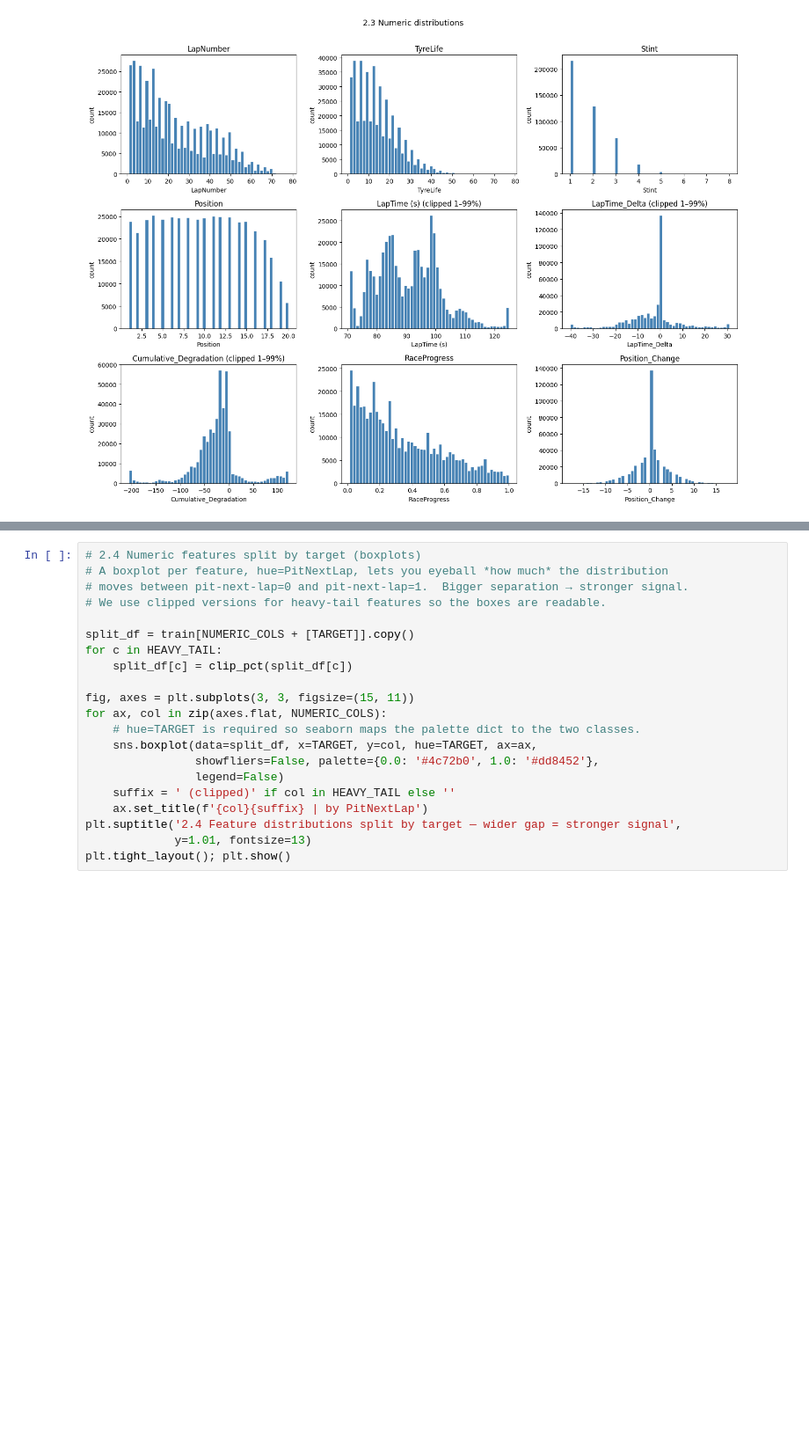
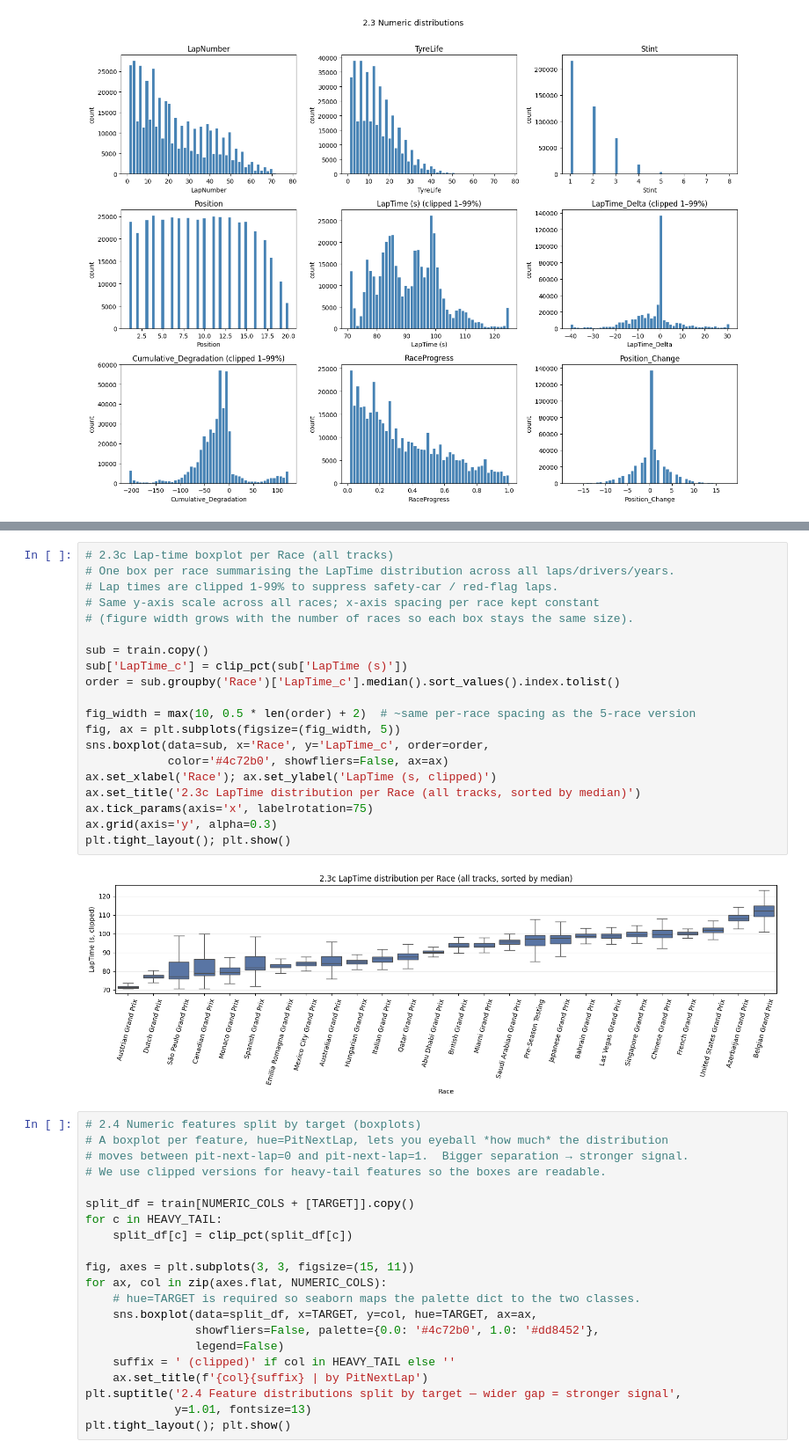
Before and after one commit to Propar2750/PitStop, a Jupyter notebook: training.ipynb, the cells around one changed output, grey strips where cells are left out. Shown at 88% size. Cells and saved outputs as stored; diff of their text form; blank space fills up the shorter version.

```diff
--- a/training.ipynb
+++ b/training.ipynb
@@ -183,3 +207,25 @@ plt.tight_layout(); plt.show()
+# %%
+# 2.3c Lap-time boxplot per Race (all tracks)
+# One box per race summarising the LapTime distribution across all laps/drivers/years.
+# Lap times are clipped 1-99% to suppress safety-car / red-flag laps.
+# Same y-axis scale across all races; x-axis spacing per race kept constant
+# (figure width grows with the number of races so each box stays the same size).
+
+sub = train.copy()
+sub['LapTime_c'] = clip_pct(sub['LapTime (s)'])
+order = sub.groupby('Race')['LapTime_c'].median().sort_values().index.tolist()
+
+fig_width = max(10, 0.5 * len(order) + 2)  # ~same per-race spacing as the 5-race version
+fig, ax = plt.subplots(figsize=(fig_width, 5))
+sns.boxplot(data=sub, x='Race', y='LapTime_c', order=order,
+            color='#4c72b0', showfliers=False, ax=ax)
+ax.set_xlabel('Race'); ax.set_ylabel('LapTime (s, clipped)')
+ax.set_title('2.3c LapTime distribution per Race (all tracks, sorted by median)')
+ax.tick_params(axis='x', labelrotation=75)
+ax.grid(axis='y', alpha=0.3)
+plt.tight_layout(); plt.show()
+# %% [output]
+[figure, added]
 # %%
 # 2.4 Numeric features split by target (boxplots)
 # A boxplot per feature, hue=PitNextLap, lets you eyeball *how much* the distribution
```
Also changed, not shown: parts of 1 cell of this notebook.
